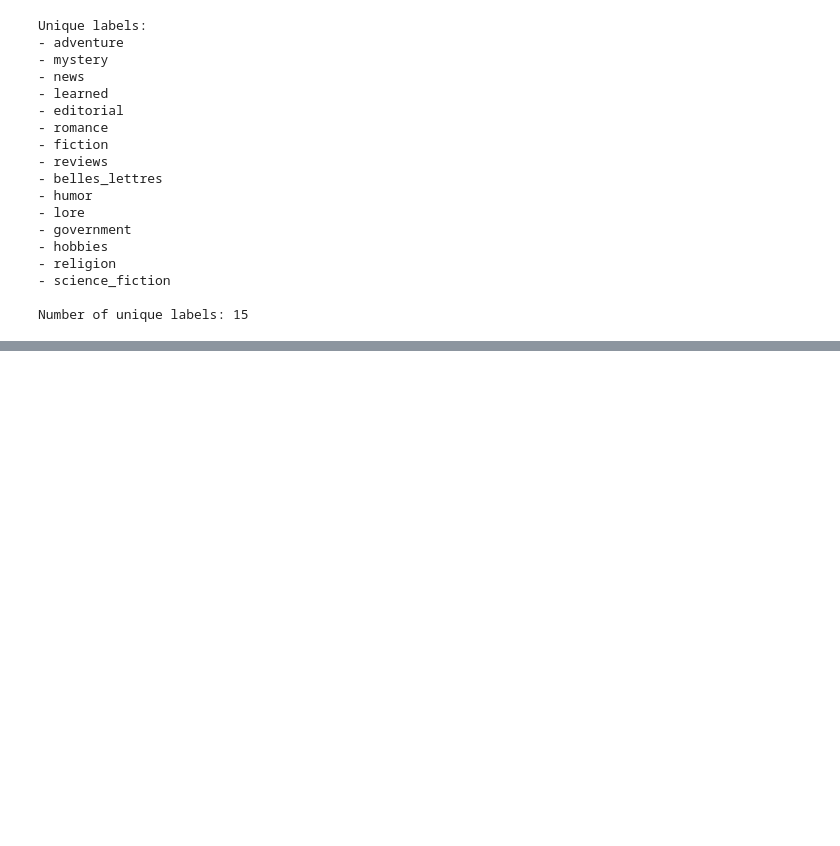
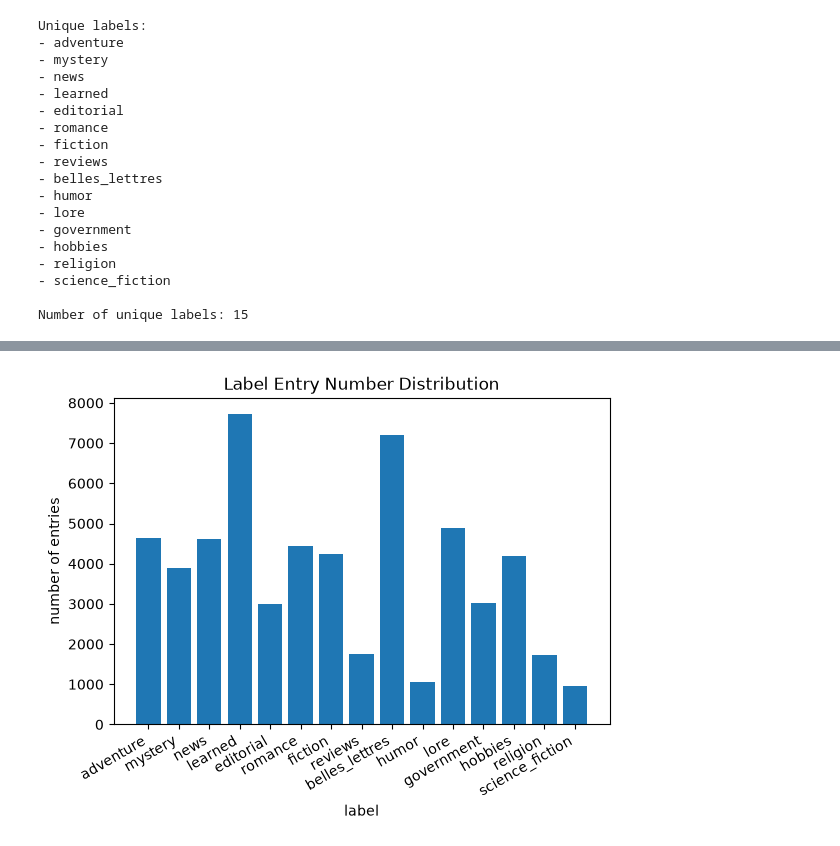
Before and after one commit to Linux-Tech-Tips/university_ml_assignment, a Jupyter notebook: dataset/dataset_audit.ipynb, the cells around one changed output, grey strips where cells are left out. Cells and saved outputs as stored; diff of their text form; code cells hidden in the pictures; blank space fills up the shorter version.

Commit message:
Added work-in-progress dataset distribution analysis

```diff
--- a/dataset/dataset_audit.ipynb
+++ b/dataset/dataset_audit.ipynb
@@ -105,0 +109,3 @@ Number of unique labels: 15
+# %%
+entry_by_label = {label: len(df.loc[df["label"] == label]) for label in unique_labels}
+entry_by_label
@@ -105,0 +128,10 @@ Number of unique labels: 15
+# %%
+import matplotlib.pyplot as plt
+plt.bar(entry_by_label.keys(), entry_by_label.values())
+plt.title("Label Entry Number Distribution")
+plt.xlabel("label")
+plt.ylabel("number of entries")
+plt.gca().get_figure().autofmt_xdate() # Automatically format x-tick labels to not clash
+plt.show()
+# %% [output]
+[figure, added]
```
Also changed, not shown: parts of 6 cells of this notebook.
